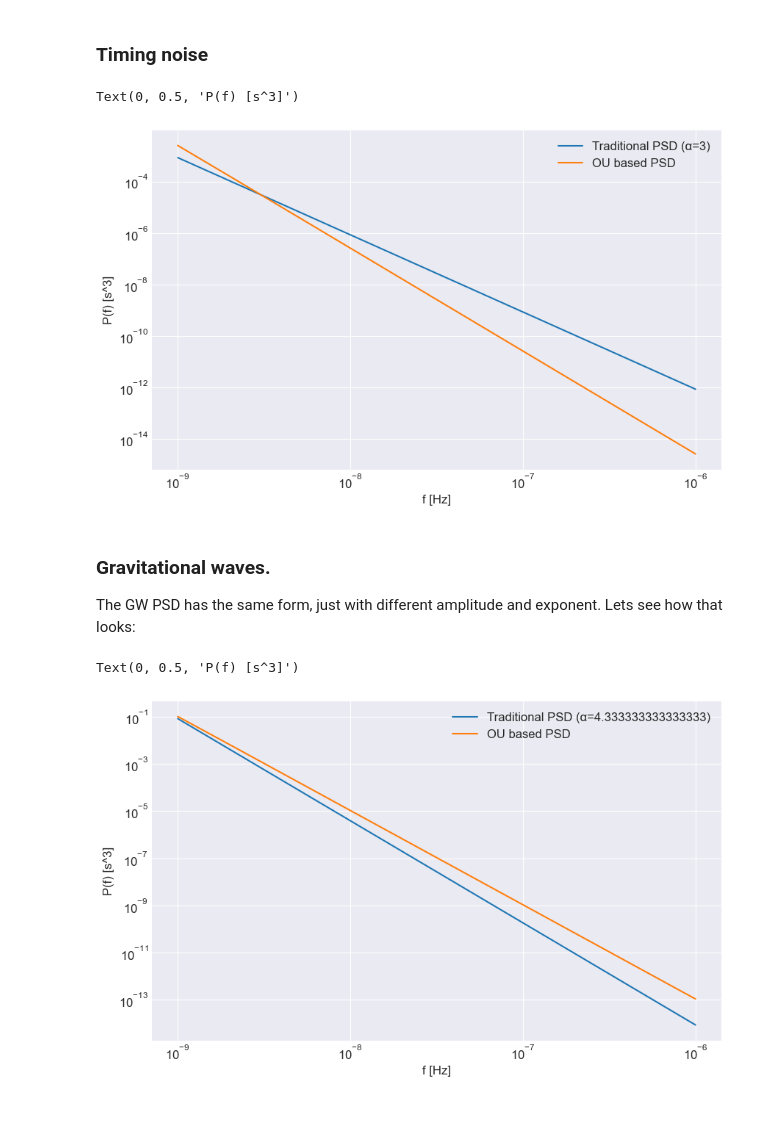
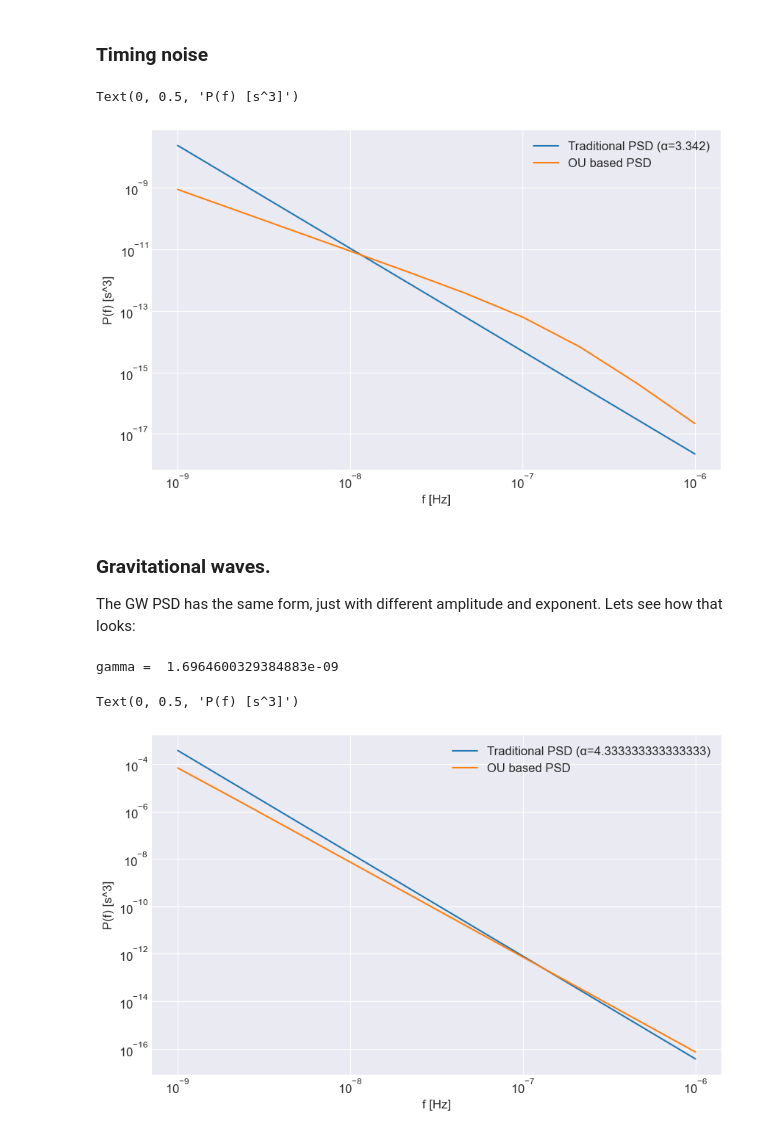
Before and after one commit to tomkimpson/Argus, a Jupyter notebook: notebooks/05.PSD_for_OU_process.ipynb, the cells around one changed output. Cells and saved outputs as stored; diff of their text form; code cells hidden in the pictures.

```diff
--- a/notebooks/05.PSD_for_OU_process.ipynb
+++ b/notebooks/05.PSD_for_OU_process.ipynb
@@ -116,38 +120,38 @@ import numpy as np
 import matplotlib.pyplot as plt
 from matplotlib.ticker import LogFormatter
 import matplotlib as mpl
 
 
 
 
 
 f_range = np.logspace(-9,-6,10)
 
 #PSD
-A = 1e-14  # Example amplitude. See https://github.com/ipta/mdc2/blob/master/group1/group1_psr_noise.json
-alpha = 3
+A = 10**(-16.53)  # Example amplitude. See https://github.com/ipta/mdc2/blob/master/group1/group1_psr_noise.json
+alpha = 3.342
 psd_trad = power_law_psd(f_range,A,alpha) #units of s^3
 
 #OU
-f0 = 1e3 #Hz
-psd_ou = ou_psd(f=f_range,sigma=2e-15,gamma=1e-9) / f0**2 #units of s^3
+f0 = 532.7
+psd_ou = ou_psd(f=f_range,sigma=1e-16,gamma=1e-6) / f0**2 #units of s^3
 
 
 #Plot
 # Set plot style
 plt.style.use('seaborn-v0_8-darkgrid')
 mpl.rcParams['figure.figsize'] = [10, 6]
 mpl.rcParams['font.size'] = 12
 
 
 plt.loglog(f_range, psd_trad, label=f'Traditional PSD (α={alpha})')
 plt.loglog(f_range, psd_ou, label=f'OU based PSD')
 plt.legend()
 plt.xlabel('f [Hz]')
 plt.ylabel('P(f) [s^3]')
 # %% [output]
 Text(0, 0.5, 'P(f) [s^3]')
-[figure, old version]
+[figure, new version]
 # %% [markdown]
 ### Gravitational waves.
 
@@ -165,13 +169,16 @@ import matplotlib as mpl
 f_range = np.logspace(-9,-6,10)
 
 #PSD
-A = 1e-14  # Example amplitude. https://github.com/ipta/mdc2/blob/master/group1/group1_gw_parameters.json
+A = 10**(-15.18) # Example amplitude. https://github.com/ipta/mdc2/blob/master/group1/group1_gw_parameters.json
 alpha = 13/3
 psd_trad = power_law_psd(f_range,A,alpha) #units of s^3
 
 #OU
-gamma = 1e-9
-ha = 1e-12
+gamma = 2*np.pi*1e-8 # e-10
+fmin = 1e-8
+gamma = 2.7e-2 * 2*np.pi*fmin
+print("gamma = ", gamma)
+ha = 2e-14
 sigma = ha*np.sqrt(gamma/6)#See Equation 19 of https://academic.oup.com/mnras/article/537/2/1282/7954752. Ignoring any HD corrections, just for order of magngiude estimates.
 
 psd_ou = ou_psd(f=f_range,sigma=sigma,gamma=gamma)
@@ -190,5 +197,6 @@ plt.legend()
 plt.xlabel('f [Hz]')
 plt.ylabel('P(f) [s^3]')
 # %% [output]
-Text(0, 0.5, 'P(f) [s^3]')
+gamma =  1.6964600329384883e-09
+Text(0, 0.5, 'P(f) [s^3]')
-[figure, old version]
+[figure, new version]
```
Also changed, not shown: parts of 1 cell of this notebook, 1 other file.
